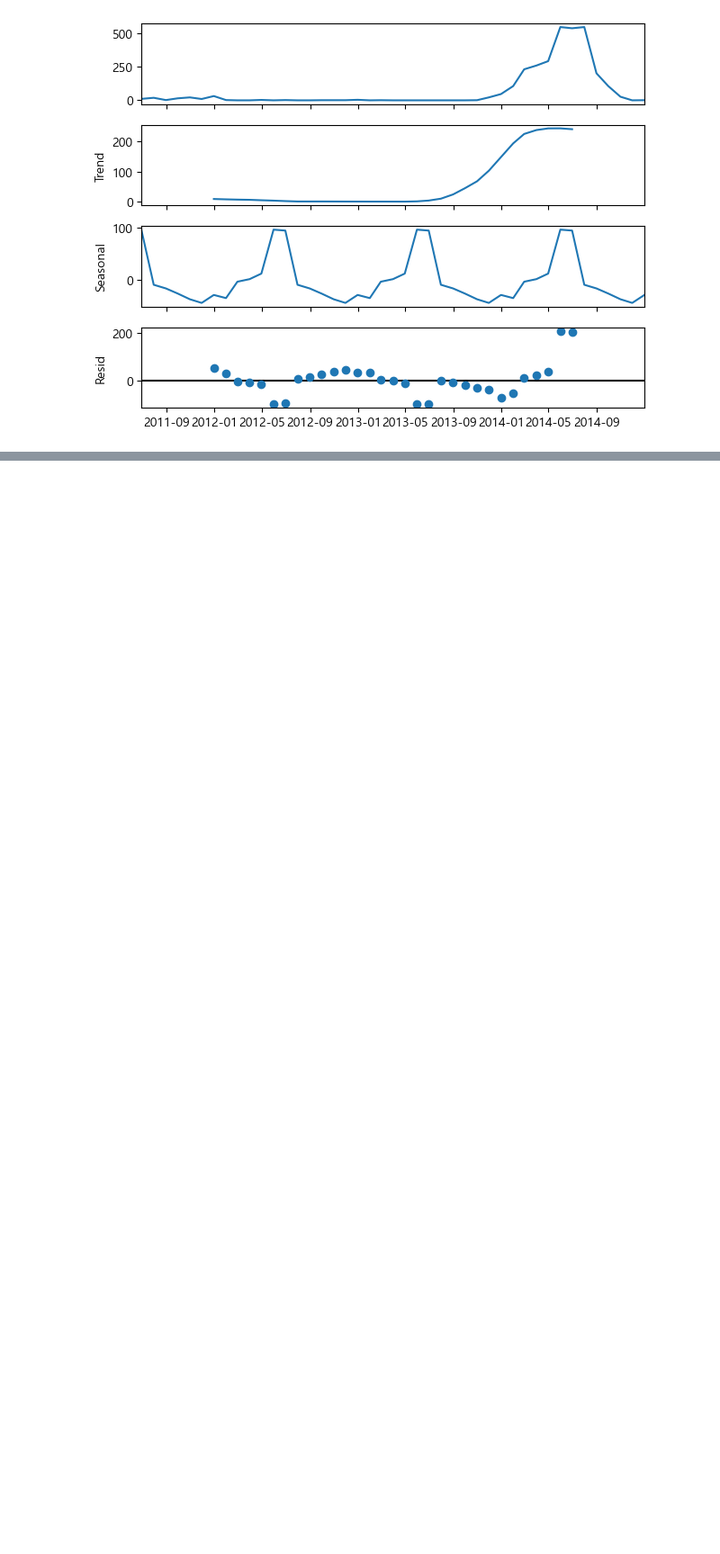
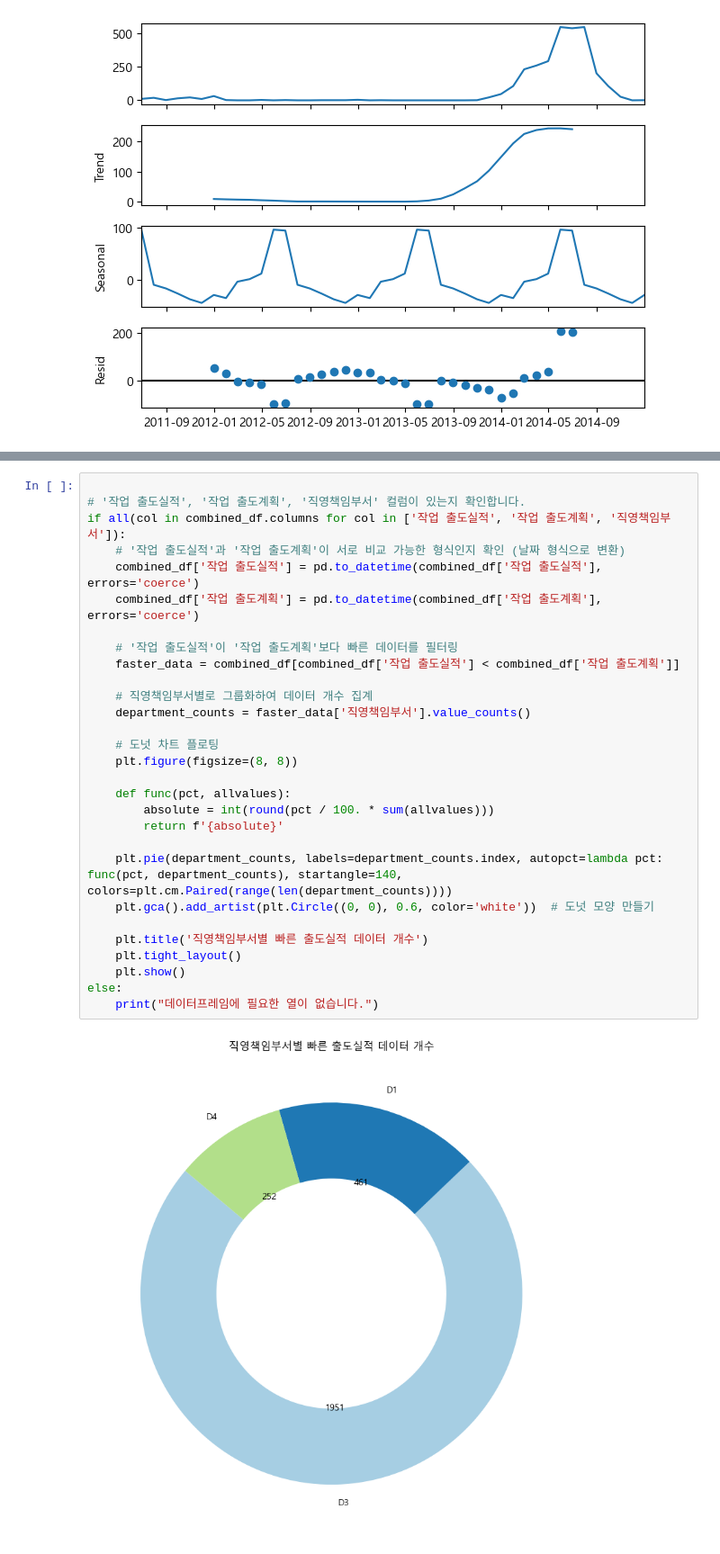
Before and after one commit to yuunju/Web_proj, a Jupyter notebook: EDA/data_3_processed.ipynb, the cells around one changed output, grey strips where cells are left out. Shown: that part at 90% size. Drawn from its saved outputs; the diff is of its cells as text; blank space fills up the shorter version.

```diff
--- a/EDA/data_3_processed.ipynb
+++ b/EDA/data_3_processed.ipynb
@@ -421,0 +530,31 @@ plt.show()
+# %%
+
+# '작업 출도실적', '작업 출도계획', '직영책임부서' 컬럼이 있는지 확인합니다.
+if all(col in combined_df.columns for col in ['작업 출도실적', '작업 출도계획', '직영책임부서']):
+    # '작업 출도실적'과 '작업 출도계획'이 서로 비교 가능한 형식인지 확인 (날짜 형식으로 변환)
+    combined_df['작업 출도실적'] = pd.to_datetime(combined_df['작업 출도실적'], errors='coerce')
+    combined_df['작업 출도계획'] = pd.to_datetime(combined_df['작업 출도계획'], errors='coerce')
+
+    # '작업 출도실적'이 '작업 출도계획'보다 빠른 데이터를 필터링
+    faster_data = combined_df[combined_df['작업 출도실적'] < combined_df['작업 출도계획']]
+
+    # 직영책임부서별로 그룹화하여 데이터 개수 집계
+    department_counts = faster_data['직영책임부서'].value_counts()
+
+    # 도넛 차트 플로팅
+    plt.figure(figsize=(8, 8))
+
+    def func(pct, allvalues):
+        absolute = int(round(pct / 100. * sum(allvalues)))
+        return f'{absolute}'
+
+    plt.pie(department_counts, labels=department_counts.index, autopct=lambda pct: func(pct, department_counts), startangle=140, colors=plt.cm.Paired(range(len(department_counts))))
+    plt.gca().add_artist(plt.Circle((0, 0), 0.6, color='white'))  # 도넛 모양 만들기
+
+    plt.title('직영책임부서별 빠른 출도실적 데이터 개수')
+    plt.tight_layout()
+    plt.show()
+else:
+    print("데이터프레임에 필요한 열이 없습니다.")
+# %% [output]
+[figure, added]
```
Also changed, not shown: parts of 8 cells of this notebook, 27 other files.
